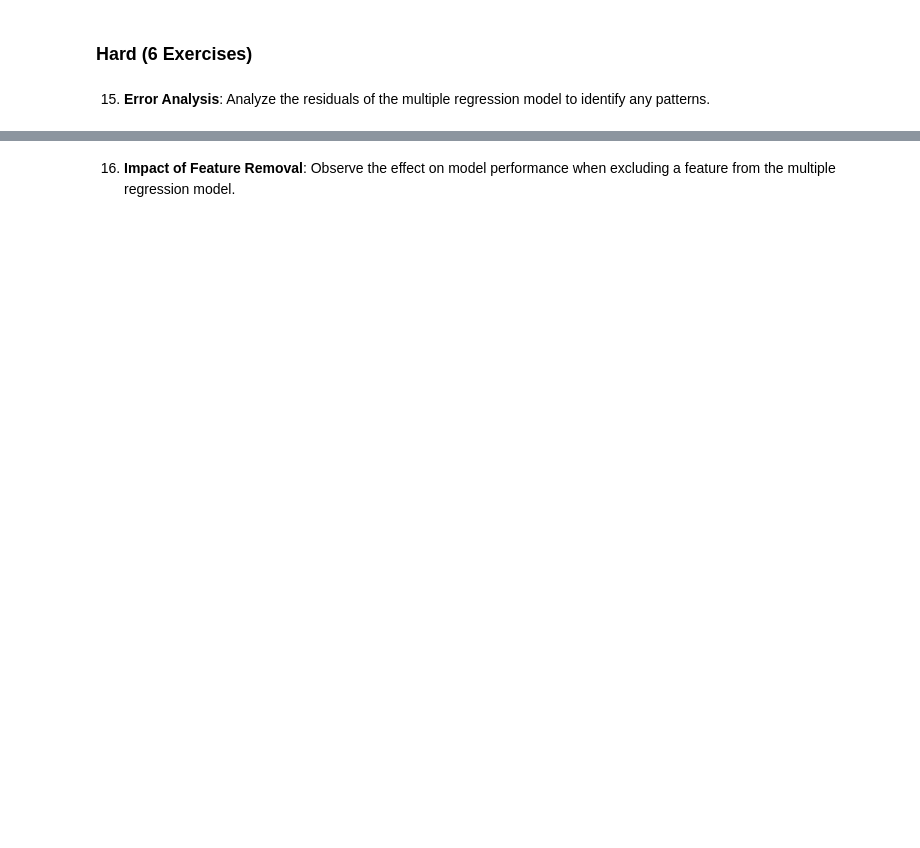
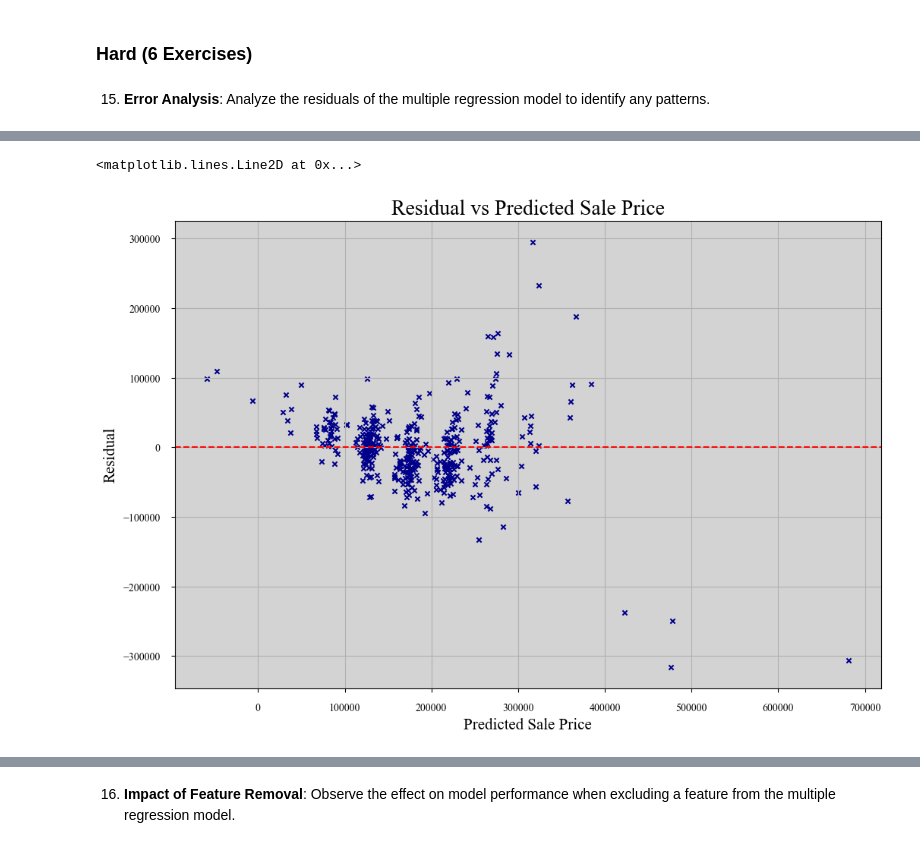
Before and after one commit to jordanriver/DScourse, a Jupyter notebook: Homework/Week9_ex_jordan.ipynb, the cells around one changed output, grey strips where cells are left out. Cells and saved outputs as stored; diff of their text form; code cells hidden in the pictures; blank space fills up the shorter version.

```diff
--- a/Homework/Week9_ex_jordan.ipynb
+++ b/Homework/Week9_ex_jordan.ipynb
@@ -31,2 +240,8 @@
 # %% [markdown]
 14. **Prediction with Multiple Regression**: Use the multiple regression model to predict 'SalePrice' for a new set of predictor values.
+# %%
+cv_test_df['predicted_sale_price'] = cv_two_var_model.predict(cv_test_df[['LotArea', 'OverallQual']])
+
+Test_R2_score = r2_score(cv_test_df['SalePrice'], cv_test_df['predicted_sale_price'])
+
+print('Test R2 score after 5-fold cross-validation: ', Test_R2_score)
@@ -34,3 +251,6 @@
 ### Hard (6 Exercises)
 # %% [markdown]
 15. **Error Analysis**: Analyze the residuals of the multiple regression model to identify any patterns.
+# %%
+cv_test_df['residual'] = cv_test_df['SalePrice'] - cv_test_df['predicted_sale_price']
+cv_test_df[['SalePrice', 'residual']].head()
@@ -36,0 +264,11 @@
+# %%
+ax_res_vs_pred_cv = cv_test_df.plot.scatter(x='predicted_sale_price', y='residual', figsize=(12, 8), grid=True, marker='x', color='DarkBlue')
+ax_res_vs_pred_cv.set_xlabel('Predicted Sale Price', fontsize=15, family='Times New Roman')
+ax_res_vs_pred_cv.set_ylabel('Residual', fontsize=15, family='Times New Roman')
+ax_res_vs_pred_cv.tick_params(axis='both', which='major', labelsize=10, pad=10, labelfontfamily='Times New Roman')
+ax_res_vs_pred_cv.set_title('Residual vs Predicted Sale Price', fontsize=20, family='Times New Roman')
+ax_res_vs_pred_cv.set_facecolor('lightgray')
+ax_res_vs_pred_cv.axhline(y=0, color='red', linestyle='--')
+# %% [output]
+<matplotlib.lines.Line2D at 0x...>
+[figure, added]
```
Also changed, not shown: parts of 27 cells of this notebook.
